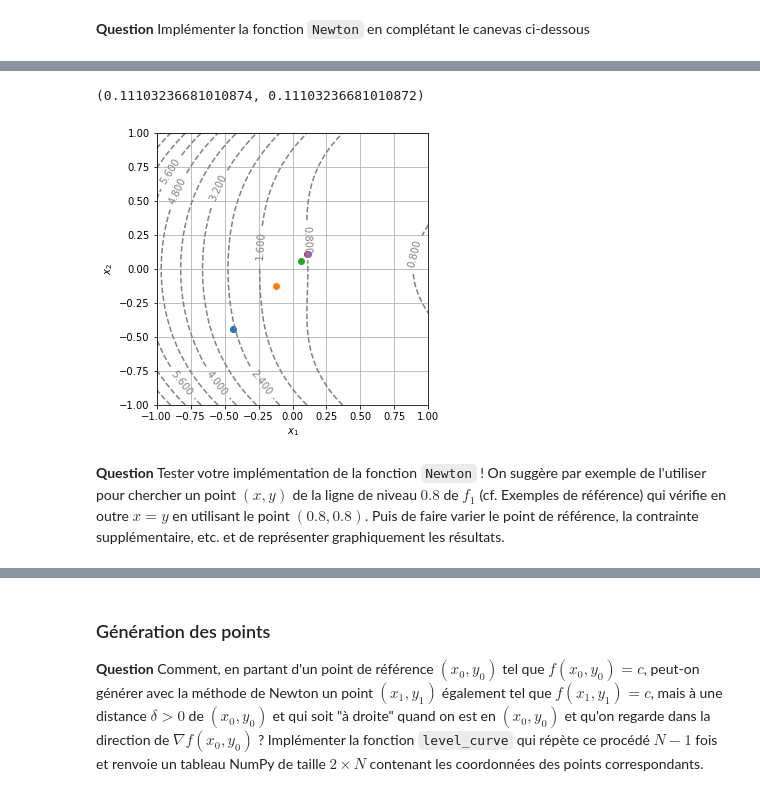
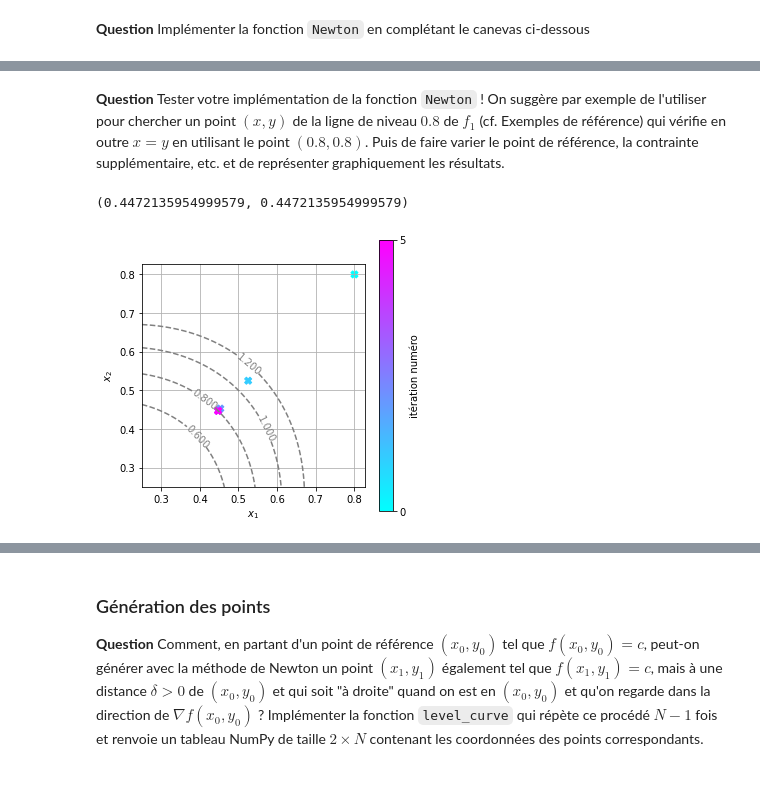
Before and after one commit to WatchfulCoder/projet-numerique-CD, a Jupyter notebook: projet-maths-info.ipynb, the cells around one changed output, grey strips where cells are left out. Saved outputs shown, nothing was run; the diff lists cells and outputs as text; code cells hidden in the pictures.

```diff
--- a/projet-maths-info.ipynb
+++ b/projet-maths-info.ipynb
@@ -176,24 +180,39 @@ Choisir une valeur de `eps` qui semble raisonnable et justifier l'ordre de grand
 # %%
 N = 1000
-eps = 10**(-2)
+eps = 10**(-5)
 # %% [markdown]
 **Question** Implémenter la fonction `Newton` en complétant le canevas ci-dessous
 # %%
+# Les parties sous "debug" ne servent qu'à afficher les graphique de démonstration
 def Newton(F, x0, y0, eps=eps, N=N, debug=False):
+    if debug:
+        l_x = [x0]
+        l_y = [y0]
+
     j_f = J(F)
     for i in range(N):
         v = np.array([x0, y0])
         g = j_f(x0,y0)
-        # print(x0, y0, F(x0,y0))
         x, y = v - np.dot(
             np.linalg.inv(g),
             F(x0, y0)
         )
+
         if debug:
-            plt.scatter(x, y)
+            l_x.append(x)
+            l_y.append(y)
 
         if np.sqrt((x - x0)**2 + (y - y0)**2) <= eps:
+            if debug:
+                plt.scatter(l_x, l_y, c=np.arange(len(l_x)), marker='X', cmap='cool', s=50)
+                c = plt.colorbar()
+                c.set_ticks([0, len(l_x) - 1])
+                c.ax.set_ylabel("itération numéro")
+
             return x, y
+
         x0, y0 = x, y
+
+
     else:
         raise ValueError(f"no convergence in {N} steps.")
@@ -219,21 +219,19 @@ print(Newton(F1, 0.8, 0.8, debug=True))
-# %%
-display_contour(
-    f2,
-    x=np.linspace(-1.0, 1.0, 100),
-    y=np.linspace(-1.0, 1.0, 100),
-    levels=10 # 10 levels, automatically selected
-)
-
-
-def F2(x, y):
-    c = 0.8
-    return np.array([f2(x, y) - c, x - y])
-
-# print(Newton(F1, -0.8, -0.8))
-print(Newton(F2, 0.8, 0.8, debug=True))
-# Newton(F1, 0.9, -0.9)
-# %% [output]
-(0.11103236681010874, 0.11103236681010872)
-[figure, removed]
 # %% [markdown]
 **Question** Tester votre implémentation de la fonction `Newton` ! On suggère par exemple de l'utiliser pour chercher un point $(x, y)$ de la ligne de niveau $0.8$ de $f_1$ (cf. Exemples de référence) qui vérifie en outre $x = y$ en utilisant le point $(0.8, 0.8)$. Puis de faire varier le point de référence, la contrainte supplémentaire, etc. et de représenter graphiquement les résultats.
+# %%
+display_contour(
+    f1,
+    x=np.linspace(0.25, 0.75, 100),
+    y=np.linspace(0.25, 0.75, 100),
+    levels=[0.6, 0.8, 1.0, 1.2]
+)
+
+
+def F1(x, y):
+    c = 0.8
+    return np.array([f1(x, y) - c, x - y])
+
+print(Newton(F1, 0.8, 0.8, debug=True))
+# %% [output]
+(0.4472135954999579, 0.4472135954999579)
+[figure, added]
```
Also changed, not shown: parts of 29 cells of this notebook.
